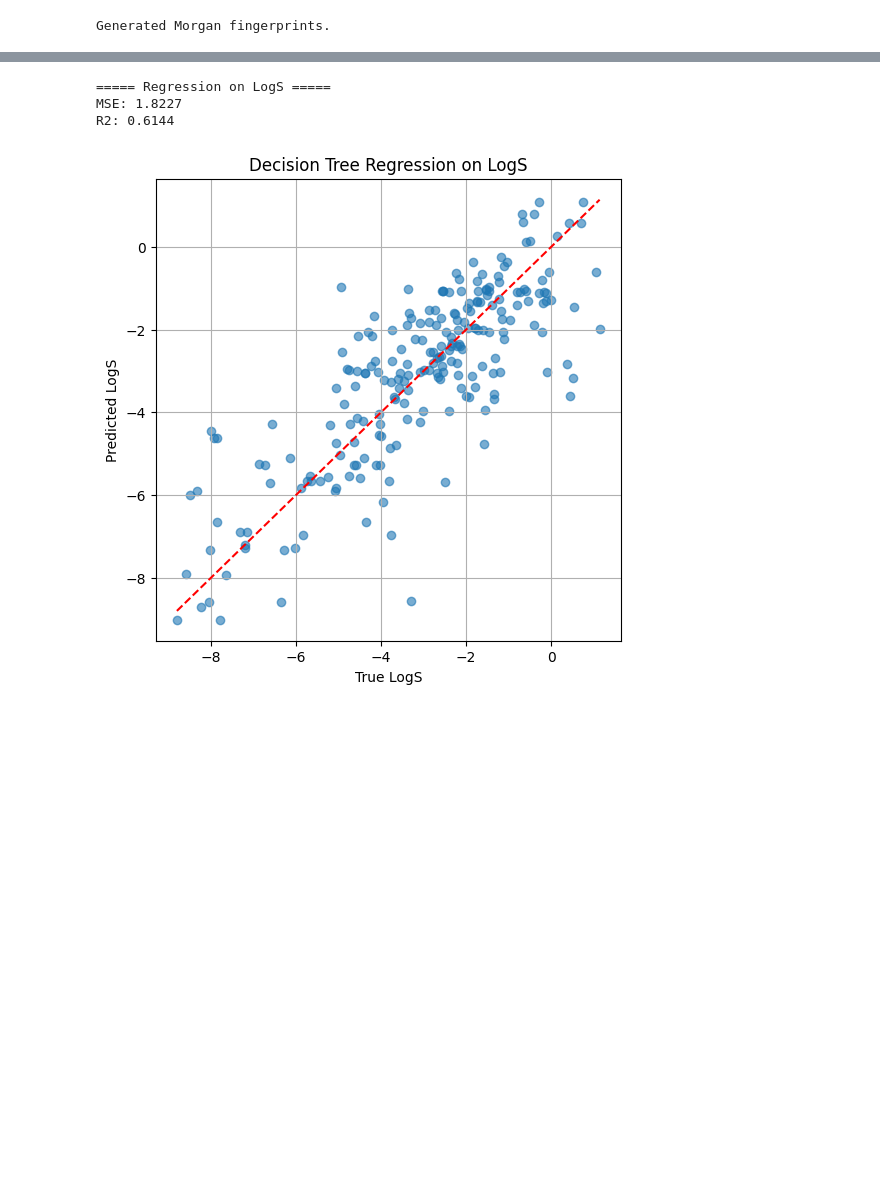
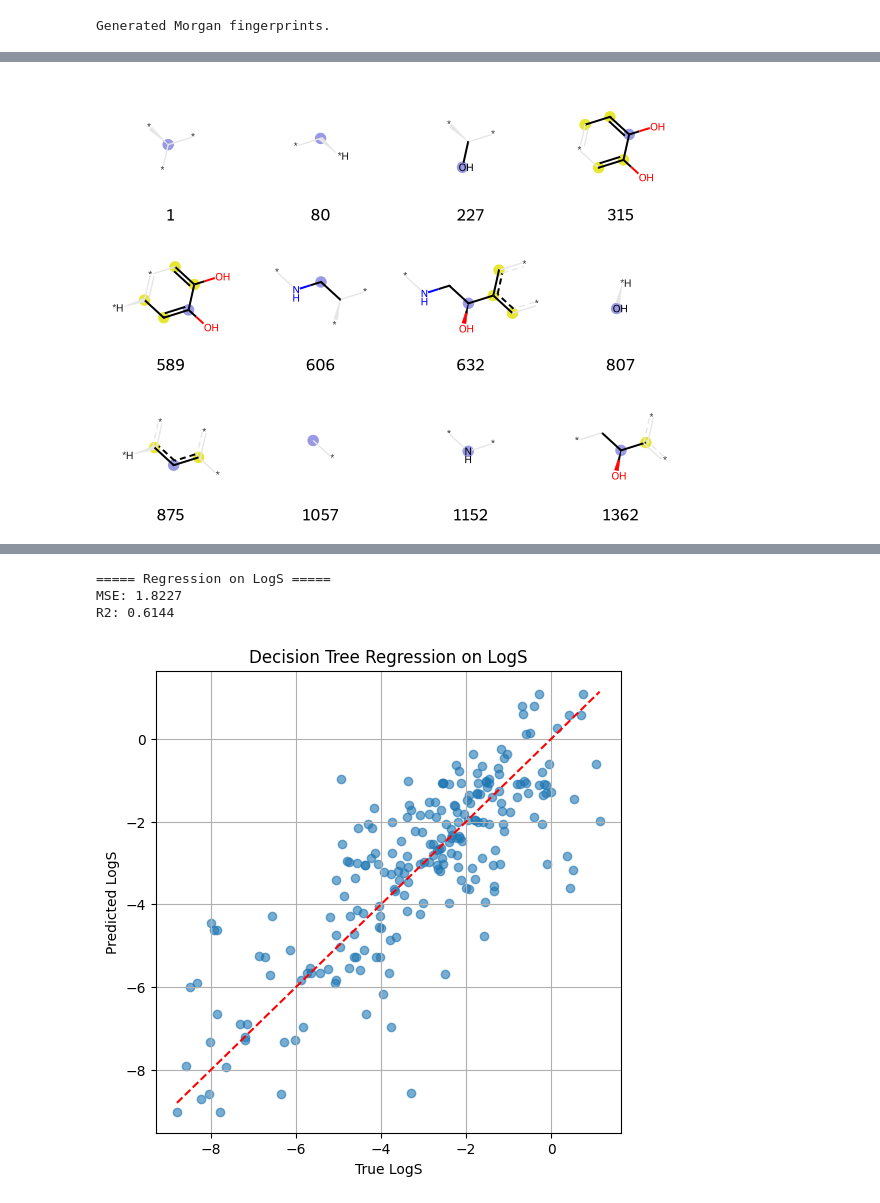
Before and after one commit to devalab/ML4Science-2025-Workshop, a Jupyter notebook: Day-3/decision_trees_with_fingerprints/Decision_Tree_Morgan_LogS_LogP.ipynb, the cells around one changed output, grey strips where cells are left out. Cells and saved outputs as stored; diff of their text form; code cells hidden in the pictures; blank space fills up the shorter version.

```diff
--- a/Day-3/decision_trees_with_fingerprints/Decision_Tree_Morgan_LogS_LogP.ipynb
+++ b/Day-3/decision_trees_with_fingerprints/Decision_Tree_Morgan_LogS_LogP.ipynb
@@ -289,3 +309,8 @@ Generated Morgan fingerprints.
+# %%
+tpls = [(epinephrine,x,ao.GetBitInfoMap()) for x in fp.GetOnBits()]
+Draw.DrawMorganBits(tpls[:12],molsPerRow=4,legends=[str(x) for x in fp.GetOnBits()][:12])
+# %% [output]
+[figure, added]
 # %% [markdown]
 ---
 
```
Also changed, not shown: parts of 11 cells of this notebook.
